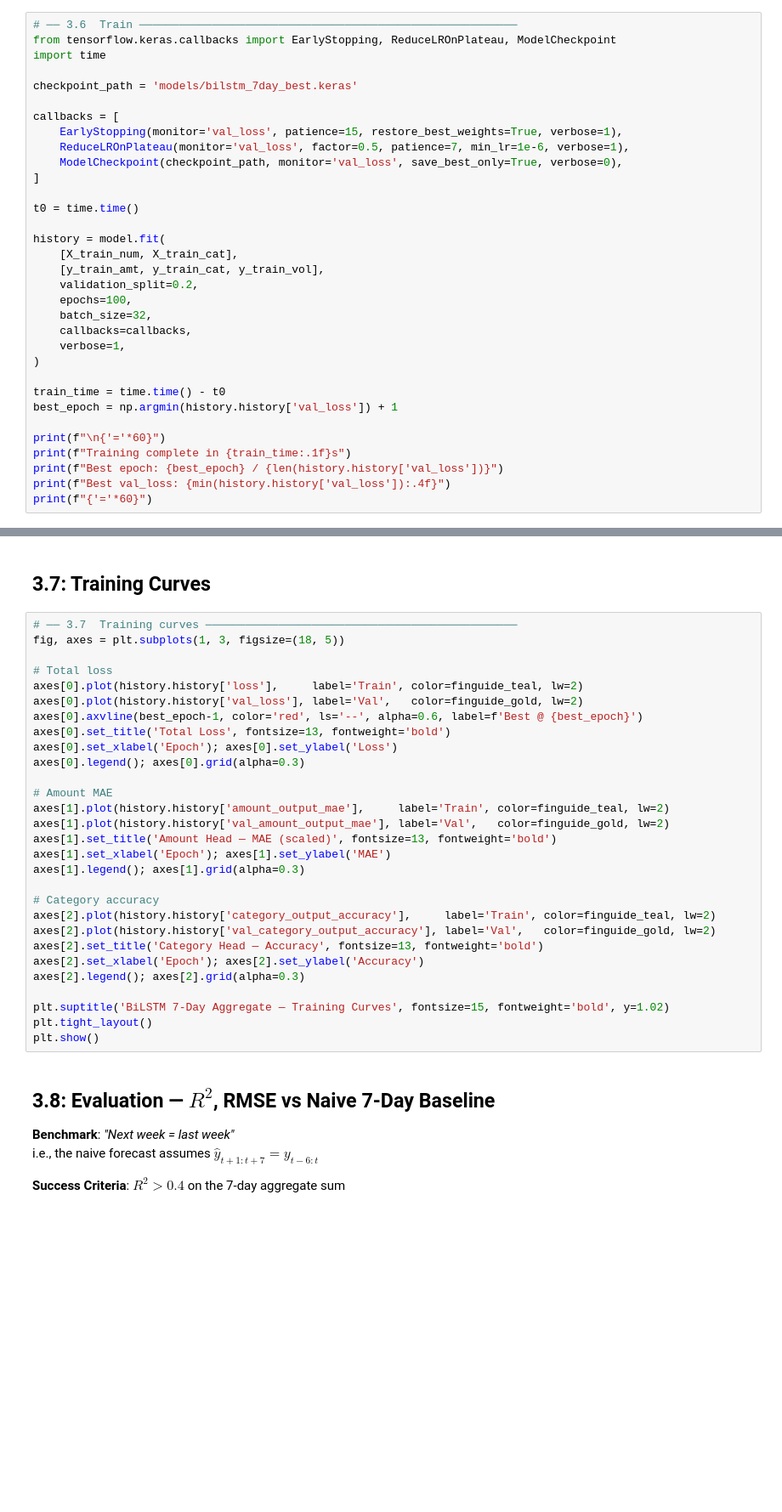
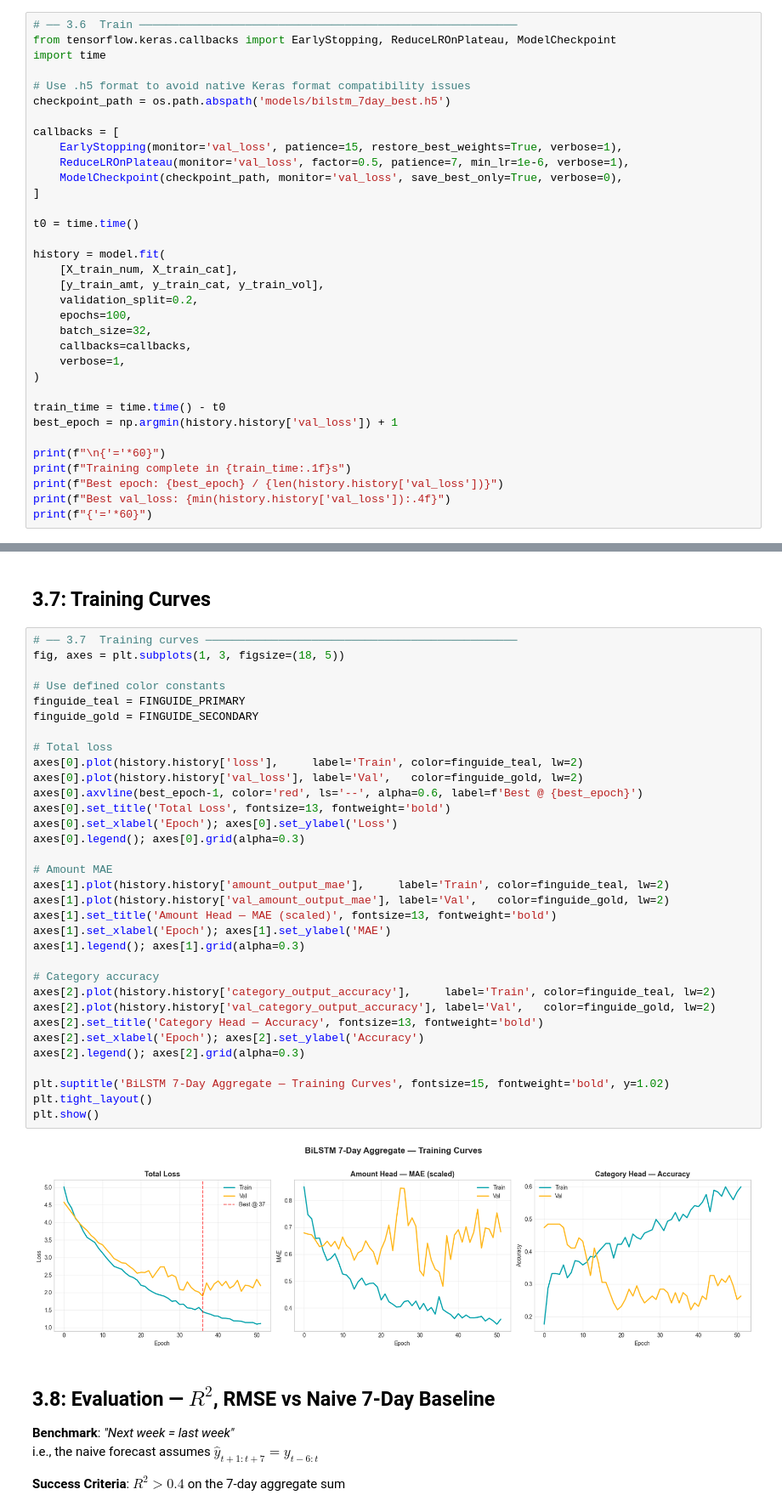
Before and after one commit to amuhirwa/FinGuide, a Jupyter notebook: ML/expense_prediction_model.ipynb, the cells around one changed output, grey strips where cells are left out. Shown at 85% size. Saved outputs shown, nothing was run; the diff lists cells and outputs as text; blank space fills up the shorter version.

```diff
--- a/ML/expense_prediction_model.ipynb
+++ b/ML/expense_prediction_model.ipynb
@@ -3363,7 +3445,8 @@ print(f"\n✓ Model compiled — predicts TOTAL 7-day expense, dominant category
 from tensorflow.keras.callbacks import EarlyStopping, ReduceLROnPlateau, ModelCheckpoint
 import time
 
-checkpoint_path = 'models/bilstm_7day_best.keras'
+# Use .h5 format to avoid native Keras format compatibility issues
+checkpoint_path = os.path.abspath('models/bilstm_7day_best.h5')
 
 callbacks = [
     EarlyStopping(monitor='val_loss', patience=15, restore_best_weights=True, verbose=1),
@@ -3396,32 +3497,38 @@ print(f"{'='*60}")
 # %%
 # ── 3.7  Training curves ───────────────────────────────────────────────
 fig, axes = plt.subplots(1, 3, figsize=(18, 5))
+
+# Use defined color constants
+finguide_teal = FINGUIDE_PRIMARY
+finguide_gold = FINGUIDE_SECONDARY
 
 # Total loss
 axes[0].plot(history.history['loss'],     label='Train', color=finguide_teal, lw=2)
 axes[0].plot(history.history['val_loss'], label='Val',   color=finguide_gold, lw=2)
 axes[0].axvline(best_epoch-1, color='red', ls='--', alpha=0.6, label=f'Best @ {best_epoch}')
 axes[0].set_title('Total Loss', fontsize=13, fontweight='bold')
 axes[0].set_xlabel('Epoch'); axes[0].set_ylabel('Loss')
 axes[0].legend(); axes[0].grid(alpha=0.3)
 
 # Amount MAE
 axes[1].plot(history.history['amount_output_mae'],     label='Train', color=finguide_teal, lw=2)
 axes[1].plot(history.history['val_amount_output_mae'], label='Val',   color=finguide_gold, lw=2)
 axes[1].set_title('Amount Head — MAE (scaled)', fontsize=13, fontweight='bold')
 axes[1].set_xlabel('Epoch'); axes[1].set_ylabel('MAE')
 axes[1].legend(); axes[1].grid(alpha=0.3)
 
 # Category accuracy
 axes[2].plot(history.history['category_output_accuracy'],     label='Train', color=finguide_teal, lw=2)
 axes[2].plot(history.history['val_category_output_accuracy'], label='Val',   color=finguide_gold, lw=2)
 axes[2].set_title('Category Head — Accuracy', fontsize=13, fontweight='bold')
 axes[2].set_xlabel('Epoch'); axes[2].set_ylabel('Accuracy')
 axes[2].legend(); axes[2].grid(alpha=0.3)
 
 plt.suptitle('BiLSTM 7-Day Aggregate — Training Curves', fontsize=15, fontweight='bold', y=1.02)
 plt.tight_layout()
 plt.show()
+# %% [output]
+[figure, added]
 # %% [markdown]
 ## 3.8: Evaluation — $R^2$, RMSE vs Naive 7-Day Baseline
 
```
Also changed, not shown: parts of 28 cells of this notebook, 15 other files.
